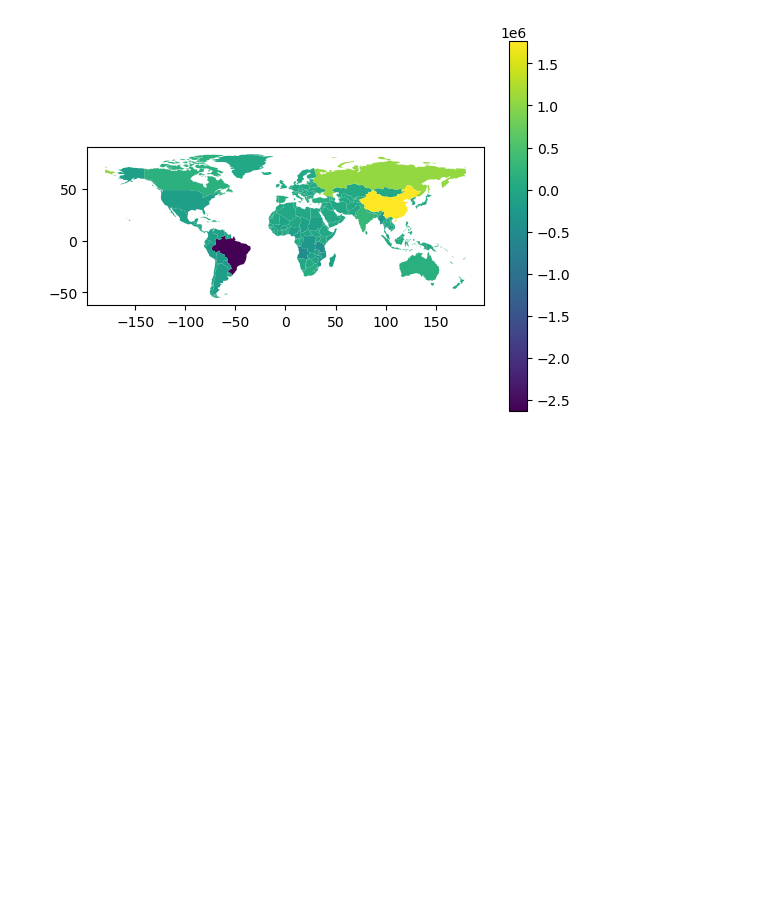
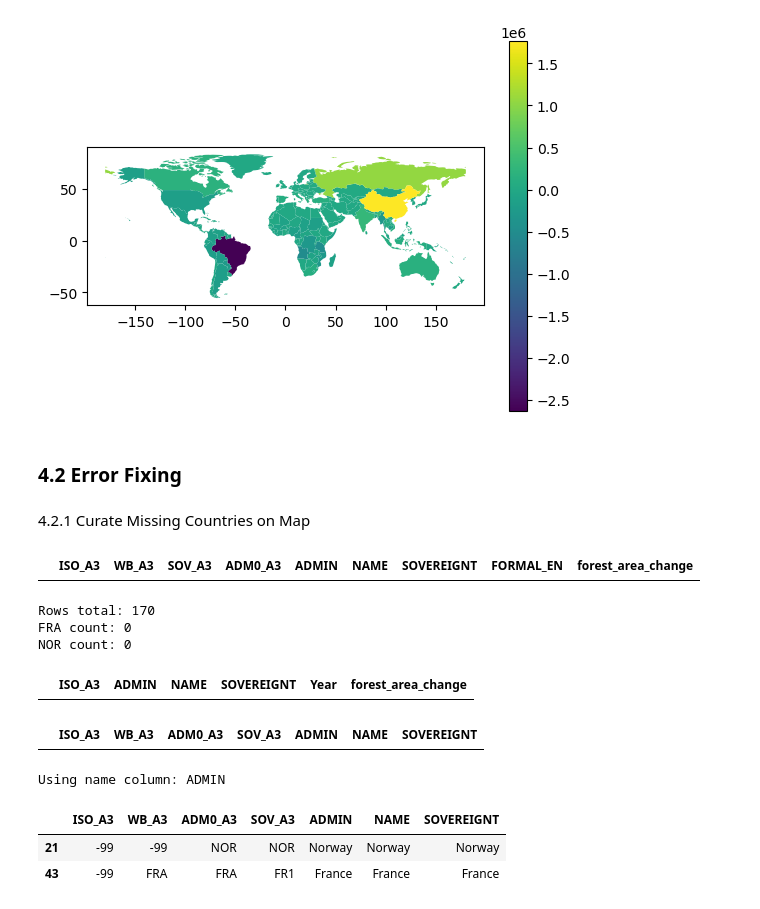
Before and after one commit to Behnia02/Group_G, a Jupyter notebook: notebooks/Explore_merge.ipynb, the cells around one changed output. Saved outputs shown, nothing was run; the diff lists cells and outputs as text; code cells hidden in the pictures; blank space fills up the shorter version.

```diff
--- a/notebooks/Explore_merge.ipynb
+++ b/notebooks/Explore_merge.ipynb
@@ -657,3 +635,50 @@ gdf_2019.plot(column="forest_area_change", legend=True)
 # %% [output]
 <Axes: >
 [figure]
+# %% [markdown]
+### 4.2 Error Fixing
+# %% [markdown]
+4.2.1 Curate Missing Countries on Map
+# %%
+# Try common "name" columns that might exist
+name_cols = [c for c in ["ADMIN", "NAME", "SOVEREIGNT", "FORMAL_EN"] if c in gdf_2019.columns]
+
+cols = ["ISO_A3", "WB_A3", "SOV_A3", "ADM0_A3"] + name_cols + ["forest_area_change"]
+cols = [c for c in cols if c in gdf_2019.columns]
+
+gdf_2019.loc[gdf_2019["ISO_A3"].isin(["FRA", "NOR"]), cols]
+# %% [output]
+|  | ISO_A3 | WB_A3 | SOV_A3 | ADM0_A3 | ADMIN | NAME | SOVEREIGNT | FORMAL_EN | forest_area_change |
+# %%
+print("Rows total:", len(gdf_2019))
+print("FRA count:", (gdf_2019["ISO_A3"] == "FRA").sum())
+print("NOR count:", (gdf_2019["ISO_A3"] == "NOR").sum())
+# %% [output]
+Rows total: 170
+FRA count: 0
+NOR count: 0
+# %%
+cols = [c for c in ["ISO_A3", "ADMIN", "NAME", "SOVEREIGNT", "Year", "forest_area_change"] if c in gdf_2019.columns]
+gdf_2019.loc[gdf_2019["ISO_A3"].isin(["FRA", "NOR"]), cols]
+# %% [output]
+|  | ISO_A3 | ADMIN | NAME | SOVEREIGNT | Year | forest_area_change |
+# %%
+world.loc[
+    world["ISO_A3"].isin(["FRA", "NOR"]),
+    [c for c in ["ISO_A3", "WB_A3", "ADM0_A3", "SOV_A3", "ADMIN", "NAME", "SOVEREIGNT"] if c in world.columns]
+]
+# %% [output]
+|  | ISO_A3 | WB_A3 | ADM0_A3 | SOV_A3 | ADMIN | NAME | SOVEREIGNT |
+# %%
+name_col = next((c for c in ["ADMIN", "NAME", "SOVEREIGNT", "FORMAL_EN"] if c in world.columns), None)
+print("Using name column:", name_col)
+
+world.loc[
+    world[name_col].str.contains("France|Norway", case=False, na=False),
+    [c for c in ["ISO_A3", "WB_A3", "ADM0_A3", "SOV_A3", "ADMIN", "NAME", "SOVEREIGNT"] if c in world.columns]
+]
+# %% [output]
+Using name column: ADMIN
+|  | ISO_A3 | WB_A3 | ADM0_A3 | SOV_A3 | ADMIN | NAME | SOVEREIGNT |
+| 21 | -99 | -99 | NOR | NOR | Norway | Norway | Norway |
+| 43 | -99 | FRA | FRA | FR1 | France | France | France |
```
Also changed, not shown: parts of 34 cells of this notebook, 3 other files.
